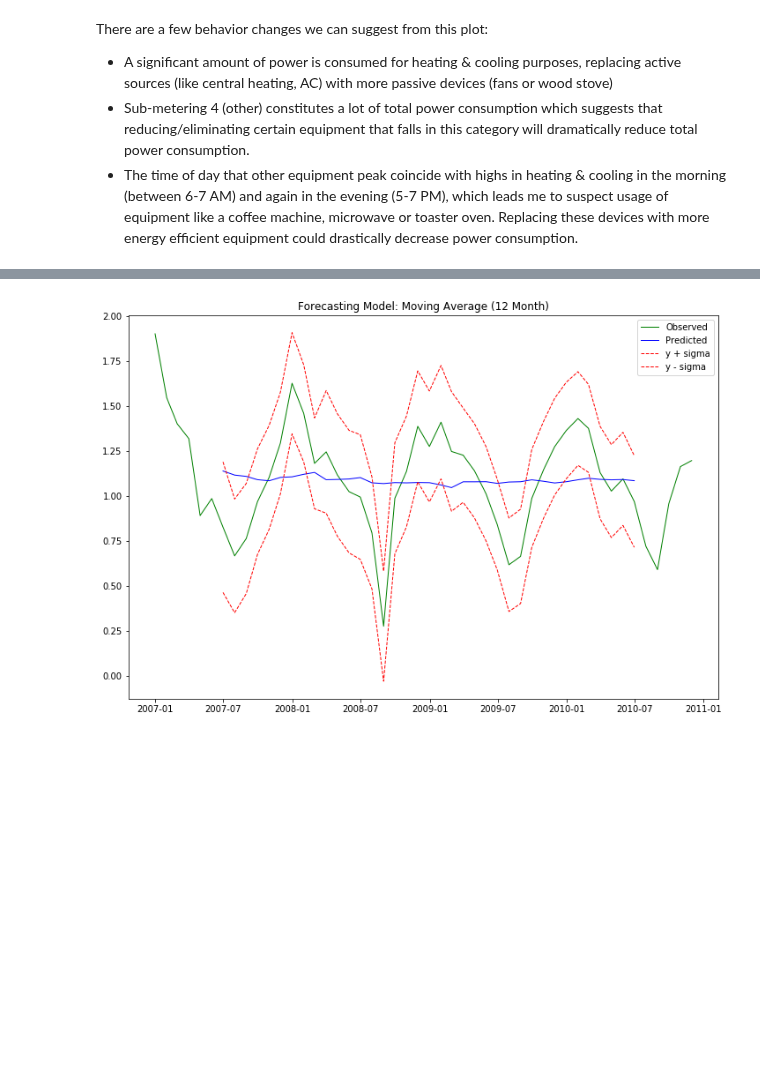
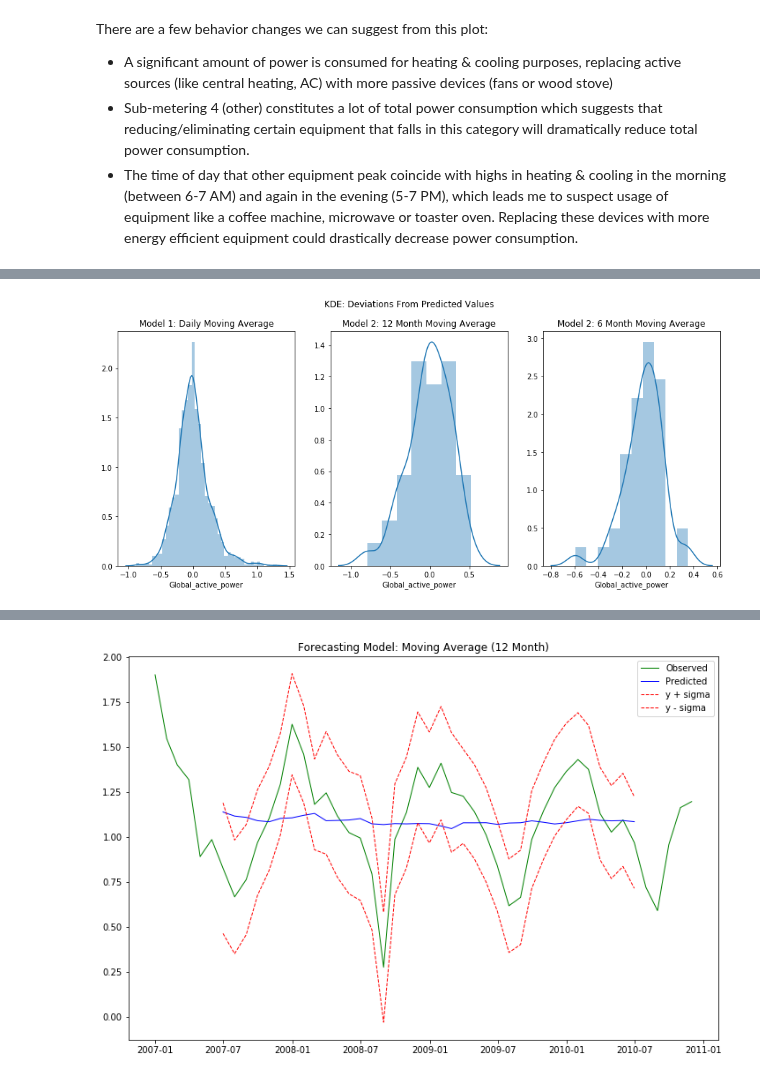
Before and after one commit to mkm29/DataScience, a Jupyter notebook: thinkful/prep/capstone/power_consumption.ipynb, the cells around one changed output, grey strips where cells are left out. Drawn from its saved outputs; the diff is of its cells as text; code cells hidden in the pictures; blank space fills up the shorter version.

```diff
--- a/thinkful/prep/capstone/power_consumption.ipynb
+++ b/thinkful/prep/capstone/power_consumption.ipynb
@@ -268,7 +254,7 @@ def compute_rolling_averages(observed, window_length):
     # and the deviations from this
     rolling = observed.rolling(window_length, center = True).mean()
     rolling_deviations = observed.rolling(window_length, center = True).std()
-    deviations = np.abs(np.subtract(observed, rolling))
+    deviations = np.subtract(observed, rolling)
     return rolling, rolling_deviations, deviations
 # %%
 window_days = 7
@@ -357,0 +271,16 @@ We can see that moving from daily, to 12 months to 6 months keeps "spreading" ou
+# %%
+fig = plt.figure(figsize=(15,6))
+fig.suptitle("KDE: Deviations From Predicted Values")
+plt.tight_layout()
+plt.subplot(1,3,1)
+sns.distplot(y_days_devs.Global_active_power.dropna())
+plt.title("Model 1: Daily Moving Average")
+plt.subplot(1,3,2)
+sns.distplot(y_months_devs.Global_active_power.dropna())
+plt.title("Model 2: 12 Month Moving Average")
+plt.subplot(1,3,3)
+sns.distplot(y_months_devs6.Global_active_power.dropna())
+plt.title("Model 2: 6 Month Moving Average")
+plt.show()
+# %% [output]
+[figure, added]
```
Also changed, not shown: parts of 20 cells of this notebook.
